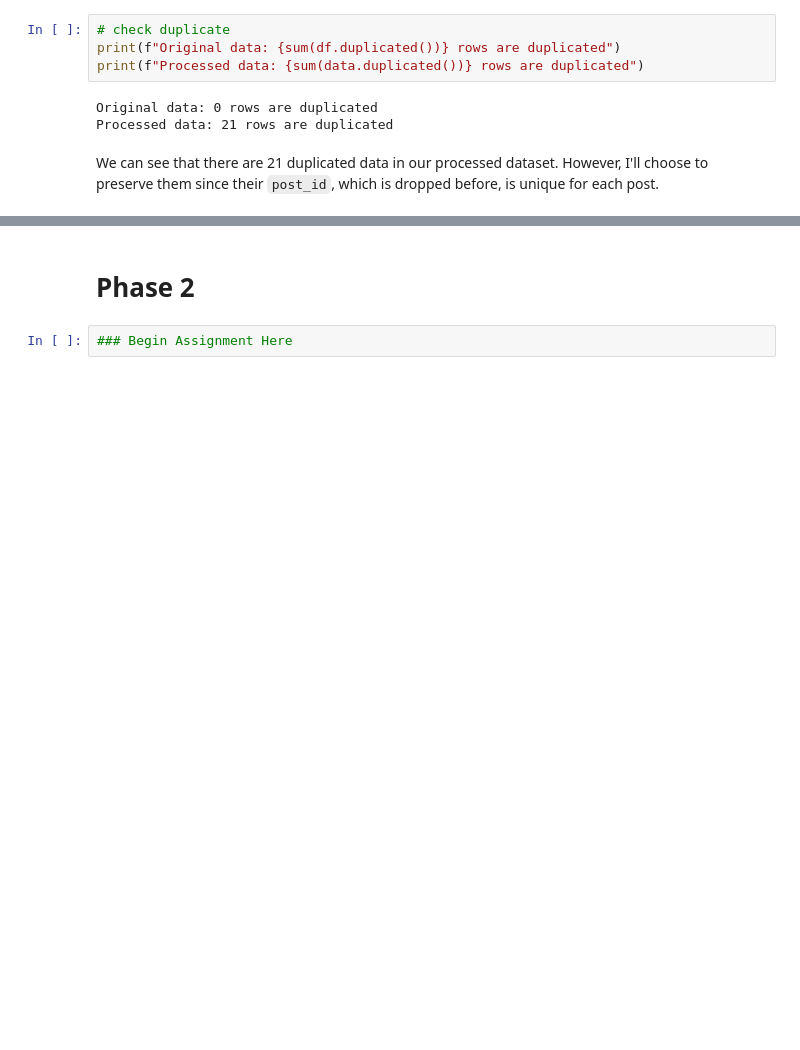
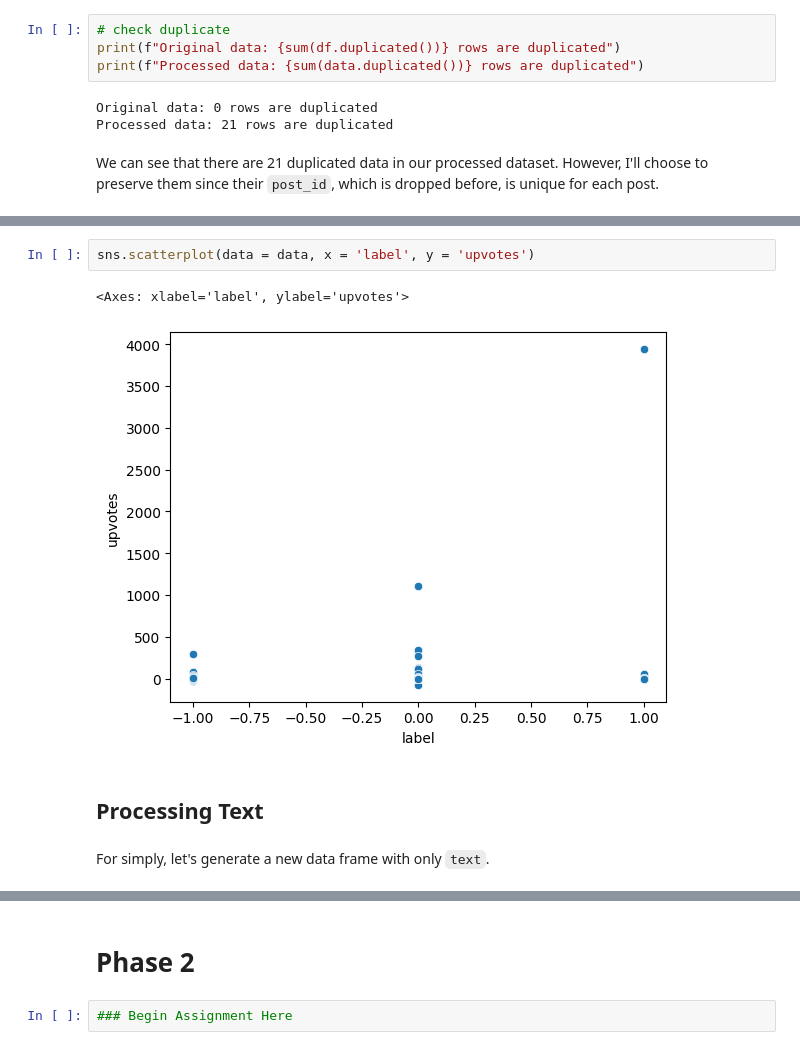
Before and after one commit to omeiLab/DM2025-Lab1-Exercise, a Jupyter notebook: DM2025-Lab1-Homework.ipynb, the cells around one changed output, grey strips where cells are left out. Cells and saved outputs as stored; diff of their text form; blank space fills up the shorter version.

```diff
--- a/DM2025-Lab1-Homework.ipynb
+++ b/DM2025-Lab1-Homework.ipynb
@@ -170,0 +247,9 @@ We can see that there are 21 duplicated data in our processed dataset. However,
+# %%
+sns.scatterplot(data = data, x = 'label', y = 'upvotes')
+# %% [output]
+<Axes: xlabel='label', ylabel='upvotes'>
+[figure, added]
+# %% [markdown]
+## Processing Text
+# %% [markdown]
+For simply, let's generate a new data frame with only `text`.
```
Also changed, not shown: parts of 23 cells of this notebook.
